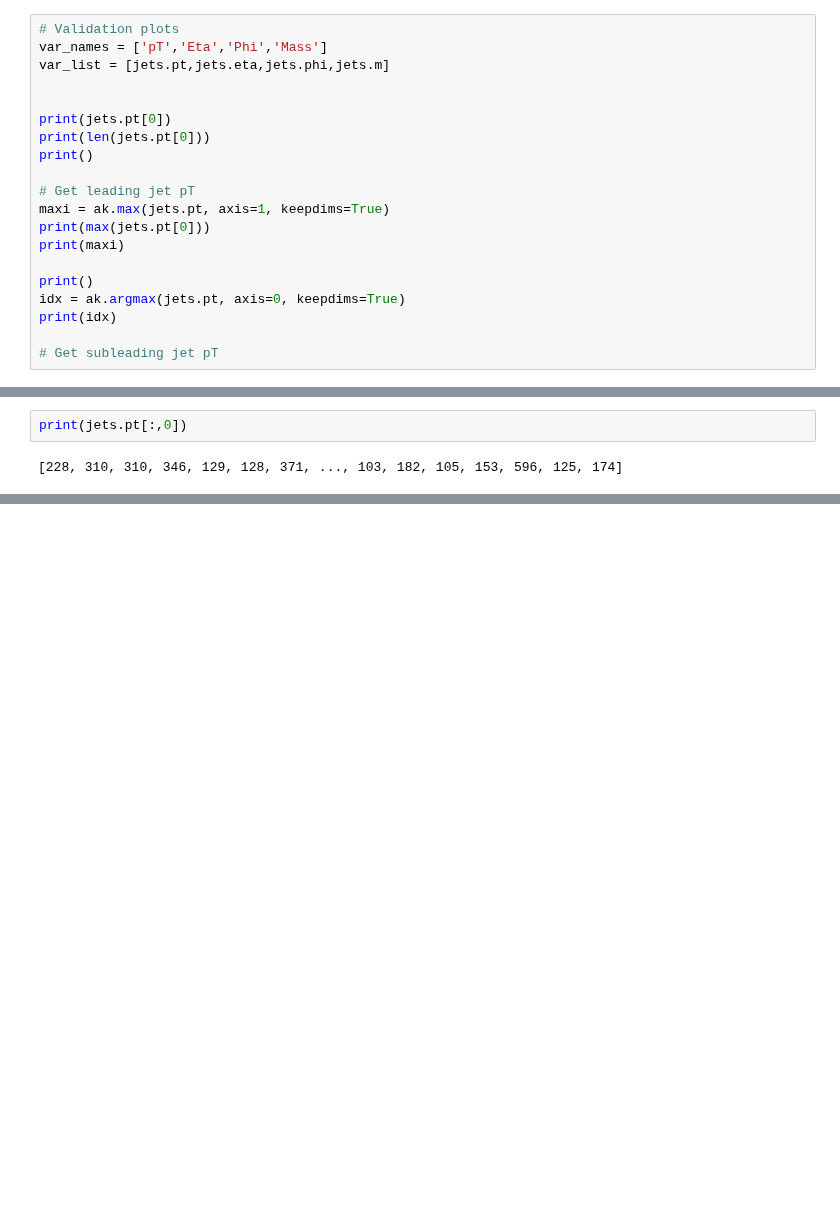
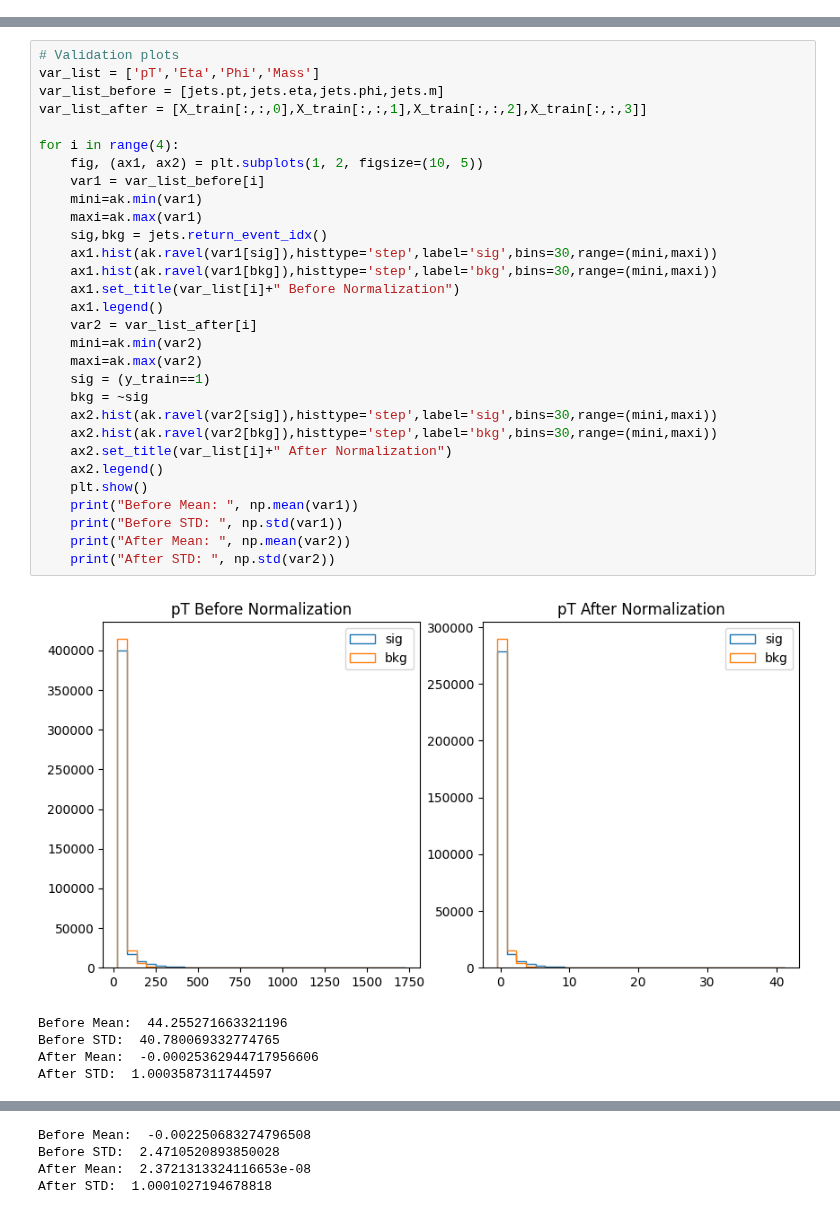
Before and after one commit to LukeV37/Pileup_Project, a Jupyter notebook: analysis/Leading_Jet_Validation.ipynb, the cells around one changed output, grey strips where cells are left out. Cells and saved outputs as stored; diff of their text form; blank space fills up the shorter version.

```diff
--- a/analysis/Leading_Jet_Validation.ipynb
+++ b/analysis/Leading_Jet_Validation.ipynb
@@ -120,20 +138,0 @@ plt.show()
-# %%
-# Validation plots
-var_names = ['pT','Eta','Phi','Mass']
-var_list = [jets.pt,jets.eta,jets.phi,jets.m]
-
-
-print(jets.pt[0])
-print(len(jets.pt[0]))
-print()
-
-# Get leading jet pT
-maxi = ak.max(jets.pt, axis=1, keepdims=True)
-print(max(jets.pt[0]))
-print(maxi)
-
-print()
-idx = ak.argmax(jets.pt, axis=0, keepdims=True)
-print(idx)
-
-# Get subleading jet pT
@@ -172,4 +202,36 @@ for i in range(10):
 # %%
-print(jets.pt[:,0])
+# Validation plots
+var_list = ['pT','Eta','Phi','Mass']
+var_list_before = [jets.pt,jets.eta,jets.phi,jets.m]
+var_list_after = [X_train[:,:,0],X_train[:,:,1],X_train[:,:,2],X_train[:,:,3]]
+
+for i in range(4):
+    fig, (ax1, ax2) = plt.subplots(1, 2, figsize=(10, 5))
+    var1 = var_list_before[i]
+    mini=ak.min(var1)
+    maxi=ak.max(var1)
+    sig,bkg = jets.return_event_idx()
+    ax1.hist(ak.ravel(var1[sig]),histtype='step',label='sig',bins=30,range=(mini,maxi))
+    ax1.hist(ak.ravel(var1[bkg]),histtype='step',label='bkg',bins=30,range=(mini,maxi))
+    ax1.set_title(var_list[i]+" Before Normalization")
+    ax1.legend()
+    var2 = var_list_after[i]
+    mini=ak.min(var2)
+    maxi=ak.max(var2)
+    sig = (y_train==1)
+    bkg = ~sig
+    ax2.hist(ak.ravel(var2[sig]),histtype='step',label='sig',bins=30,range=(mini,maxi))
+    ax2.hist(ak.ravel(var2[bkg]),histtype='step',label='bkg',bins=30,range=(mini,maxi))
+    ax2.set_title(var_list[i]+" After Normalization")
+    ax2.legend()
+    plt.show()
+    print("Before Mean: ", np.mean(var1))
+    print("Before STD: ", np.std(var1))
+    print("After Mean: ", np.mean(var2))
+    print("After STD: ", np.std(var2))
 # %% [output]
+[figure, added]
-[228, 310, 310, 346, 129, 128, 371, ..., 103, 182, 105, 153, 596, 125, 174]
+Before Mean:  44.255271663321196
+Before STD:  40.780069332774765
+After Mean:  -0.00025362944717956606
+After STD:  1.0003587311744597
@@ -175,0 +239,4 @@ print(jets.pt[:,0])
+Before Mean:  -0.002250683274796508
+Before STD:  2.4710520893850028
+After Mean:  2.3721313324116653e-08
+After STD:  1.0001027194678818
```
Also changed, not shown: parts of 21 cells of this notebook.
